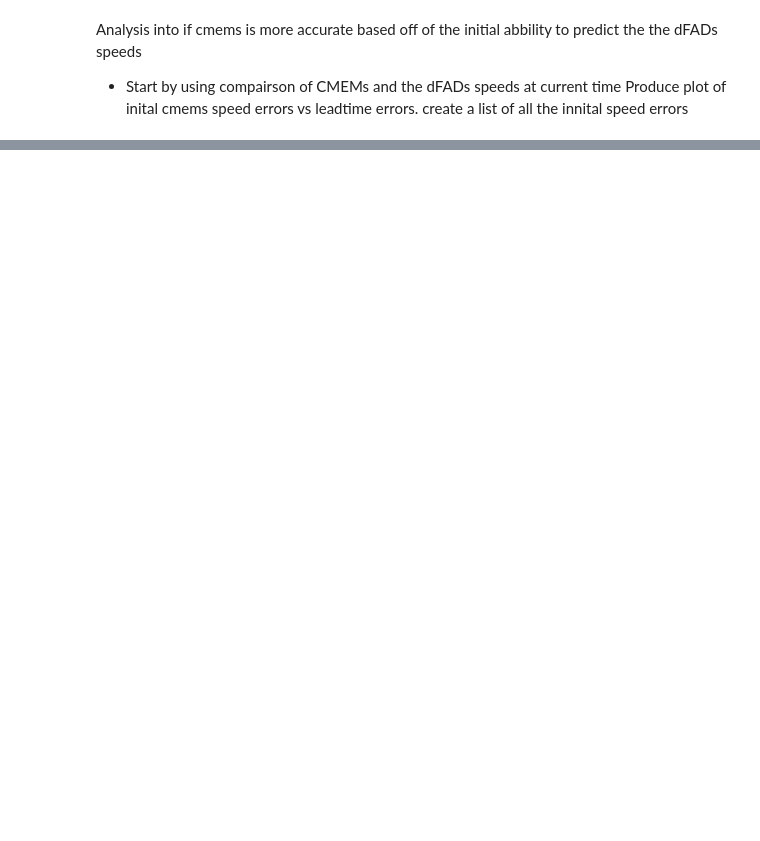
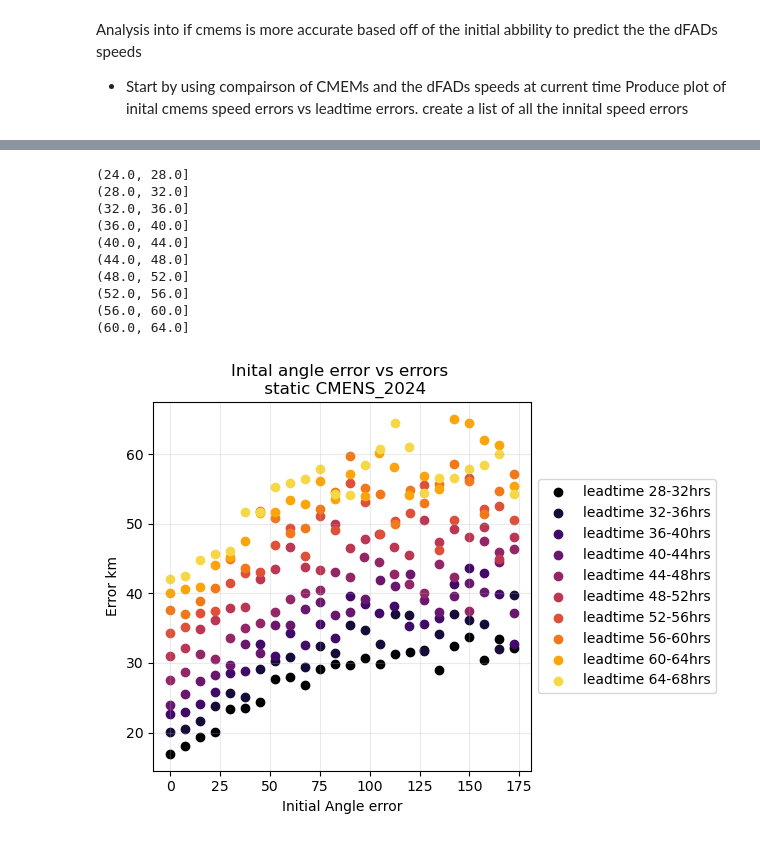
Before and after one commit to Colin-zerfass/fate-core, a Jupyter notebook: Code/forecast_errors_inital_mapping.ipynb, the cells around one changed output, grey strips where cells are left out. Saved outputs shown, nothing was run; the diff lists cells and outputs as text; code cells hidden in the pictures; blank space fills up the shorter version.

```diff
--- a/Code/forecast_errors_inital_mapping.ipynb
+++ b/Code/forecast_errors_inital_mapping.ipynb
@@ -53,0 +122,22 @@ fc_initals = fc.query("lead_time_hours == 0").reset_index(drop = True)
+# %%
+merged["projection"] = (merged.y_speed * merged.v_mapped)+ (merged.x_speed * merged.u_mapped)
+merged["projection"]  = merged["projection"]/(merged.x_speed**2 +merged.y_speed**2 )**(1/2)
+merged["Initial_angle"] = merged["projection"]/(merged.u_mapped**2 +merged.v_mapped**2 )**(1/2)
+merged["Initial_angle"] = np.arccos(merged["Initial_angle"])*180/np.pi
+
+def Projection_binning(merged: pd.DataFrame, label:str, binindex : int):
+    bins = np.linspace(0,8*24,2*24+1)
+    merged["lead_bins"] = pd.cut(merged["leadtime"], bins)
+    binlist = merged["lead_bins"].unique()
+    a  =binlist[binindex] ## list of bin intervals
+    print(a)
+    mergedhr = merged.groupby("lead_bins").get_group(a)
+    ##now group by speeds and take a mean.
+    speedbins = np.linspace(mergedhr[label].min(),mergedhr[label].max(),25)
+    mergedhr["projection_bin"] = pd.cut(mergedhr[label], speedbins)
+    binned_errors = mergedhr.groupby("projection_bin")["error_km"].mean()
+    return speedbins, binned_errors
+
+speedbins, binned_errors = Projection_binning(merged,"projection", 1)
+
+speedbins[binned_errors.index.codes]
@@ -53,0 +151,28 @@ fc_initals = fc.query("lead_time_hours == 0").reset_index(drop = True)
+# %%
+fig, ax = plt.subplots()
+cmap = plt.cm.inferno
+ofset = 7
+timerange = 10
+for i in range(timerange):
+    speedbins, binned_errors = Projection_binning(merged,"Initial_angle", i+ofset)
+    ax.scatter(speedbins[binned_errors.index.codes], binned_errors, label=f"leadtime {(i+ofset)*4}-{(i+ofset+1)*4}hrs", color=cmap(i/timerange))
+ax.set_ylabel("Error km")
+ax.set_xlabel("Initial Angle error")
+#ax.set_xlim(0,1.2)
+#ax.set_ylim(0,60)
+ax.set_title("Inital angle error vs errors \n static CMENS_2024")
+ax.grid(alpha = 0.25)
+ax.legend(loc='center left', bbox_to_anchor=(1, 0.5))
+fig.tight_layout()
+# %% [output]
+(24.0, 28.0]
+(28.0, 32.0]
+(32.0, 36.0]
+(36.0, 40.0]
+(40.0, 44.0]
+(44.0, 48.0]
+(48.0, 52.0]
+(52.0, 56.0]
+(56.0, 60.0]
+(60.0, 64.0]
+[figure, added]
```
Also changed, not shown: parts of 14 cells of this notebook, 1 other file.
